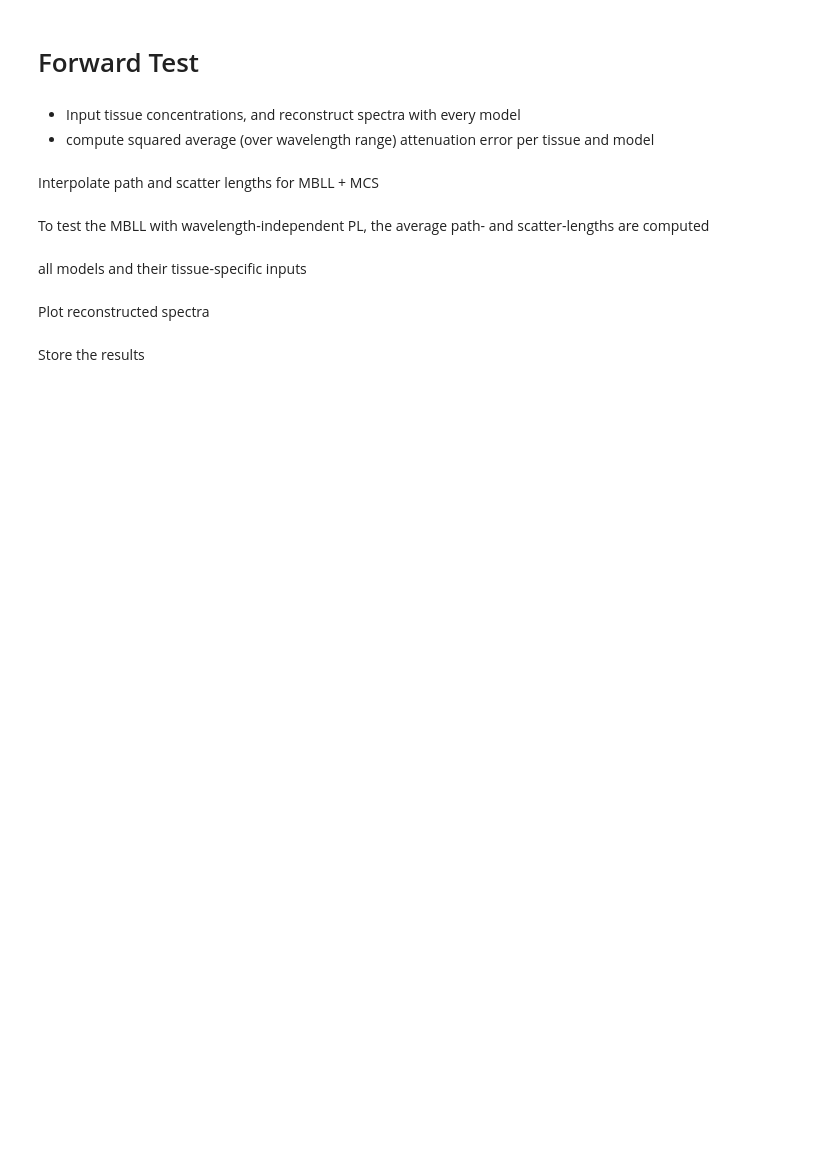
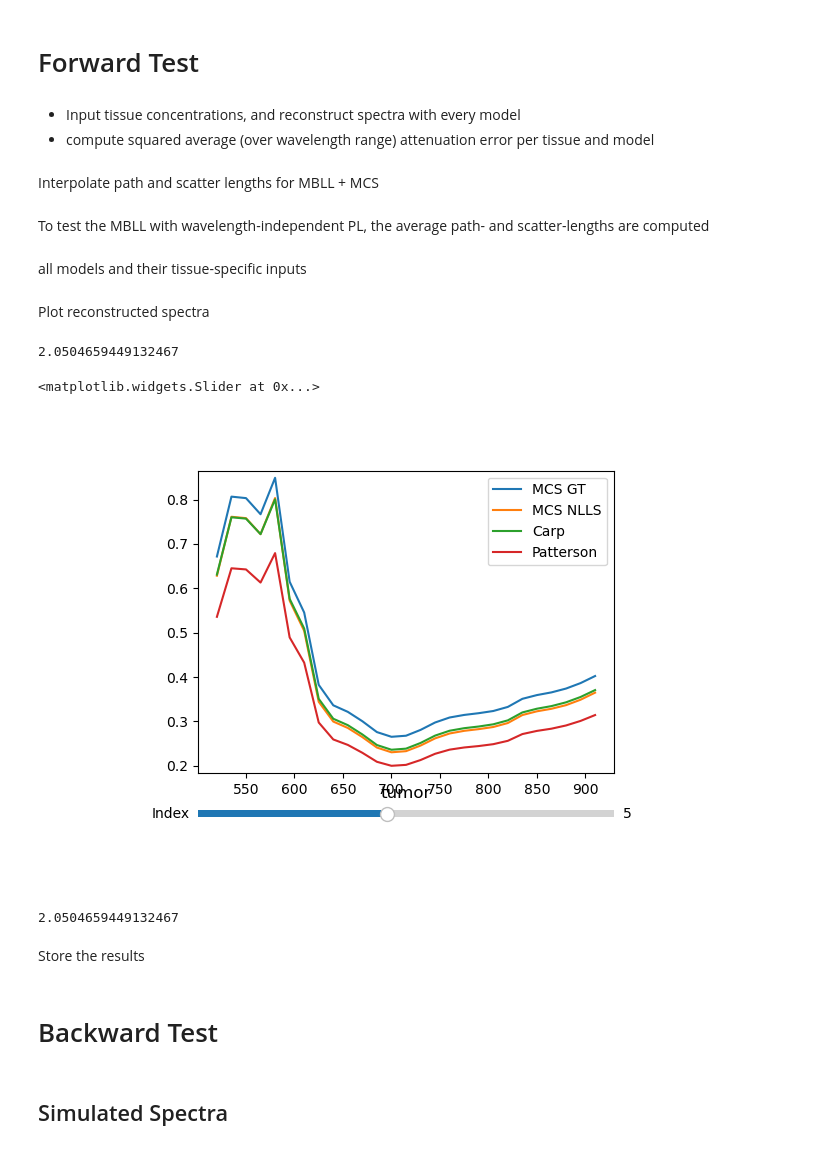
Before and after one commit to leonngl/hyperspectral-fit-idp, a Jupyter notebook: notebooks/evaluation.ipynb, the cells around one changed output. Saved outputs shown, nothing was run; the diff lists cells and outputs as text; code cells hidden in the pictures; blank space fills up the shorter version.

```diff
--- a/notebooks/evaluation.ipynb
+++ b/notebooks/evaluation.ipynb
@@ -164,7 +157,7 @@ forward_models = {
 }
 # %%
 #(model, tissue-type, num_spectra, wavelengths)
-reconstructed_spectra = np.empty(len(forward_models), len(simulation_data.keys()), simulation_data["gray matter"][-1].shape[1], len(wavelengths))
+reconstructed_spectra = np.empty((len(forward_models), len(simulation_data.keys()), simulation_data["gray matter"][-1].shape[1], len(wavelengths)))
 # %%
 mu_a_matrix = data_loader.DataLoader.absorption_coefs(
     wavelengths,
@@ -172,17 +165,17 @@ mu_a_matrix = data_loader.DataLoader.absorption_coefs(
     use_water_and_fat=True
 )
 # %%
-for model_idx, model_func in enumerate(forward_models.keys()):
+for model_idx, model_str in enumerate(forward_models.keys()):
     for tissue_idx, tissue_type in enumerate(tissue_types):
-        for spectrum_idx, (concentrations, scattering_params) in enumerate(zip(*simulation_data[tissue_type][0][:2])):
-            A_reconstructed = model_func(
+        for spectrum_idx, params in enumerate(np.row_stack(simulation_data[tissue_type][:2]).T):
+            A_reconstructed = forward_models[model_str][0](
                 wavelengths,
                 mu_a_matrix,
-                concentrations,
-                *scattering_params,
-                **forward_models[model_func][tissue_type]
+                params[:-2],
+                *params[-2:],
+                **forward_models[model_str][1][tissue_type]
             )
-            reconstructed_spectra[model_idx, tissue_idx, spectrum_idx, :] = A_reconstructed
+            reconstructed_spectra[model_idx, tissue_idx, spectrum_idx, :] = A_reconstructed[:, 0]
 # %% [markdown]
 Plot reconstructed spectra
 # %%
@@ -203,5 +195,35 @@ for tissue_idx, tissue_type in enumerate(tissue_types):
         ["MCS GT", "MBLL", "MBLL const. PL", "Jacques", "Jacques general", "MCS interp.", "Carp", "Patterson"],
         title=tissue_type
     )
+# %%
+reconstructed_spectra[5, 0, 0, 4]
+# %% [output]
+2.0504659449132467
+# %%
+tissue_type = "tumor"
+plot_spectra_slider(
+    np.concatenate(
+        (
+            simulation_data[tissue_type][2][None, ...],
+            reconstructed_spectra[:, 3, :, :].transpose(0, 2, 1)
+        ),
+        axis=0
+    ),
+    wavelengths,
+    ["MCS GT"] + list(forward_models.keys()),
+    #["MCS GT", "jt", "jg", "mcs", "c", "p"],
+    title=tissue_type
+)
+# %% [output]
+<matplotlib.widgets.Slider at 0x...>
+[figure, added]
+# %%
+reconstructed_spectra[1, 0, 0, 4]
+# %% [output]
+2.0504659449132467
 # %% [markdown]
 Store the results
+# %% [markdown]
+# Backward Test
+# %% [markdown]
+## Simulated Spectra
```
Also changed, not shown: parts of 17 cells of this notebook, 7 other files.
